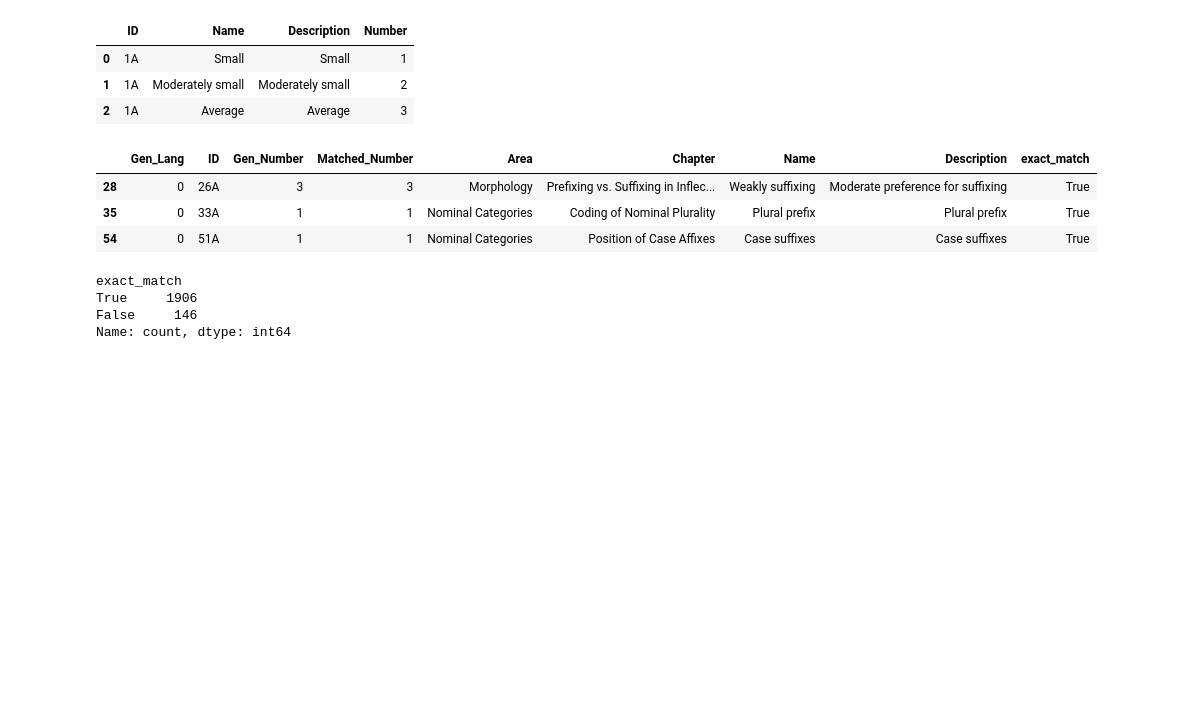
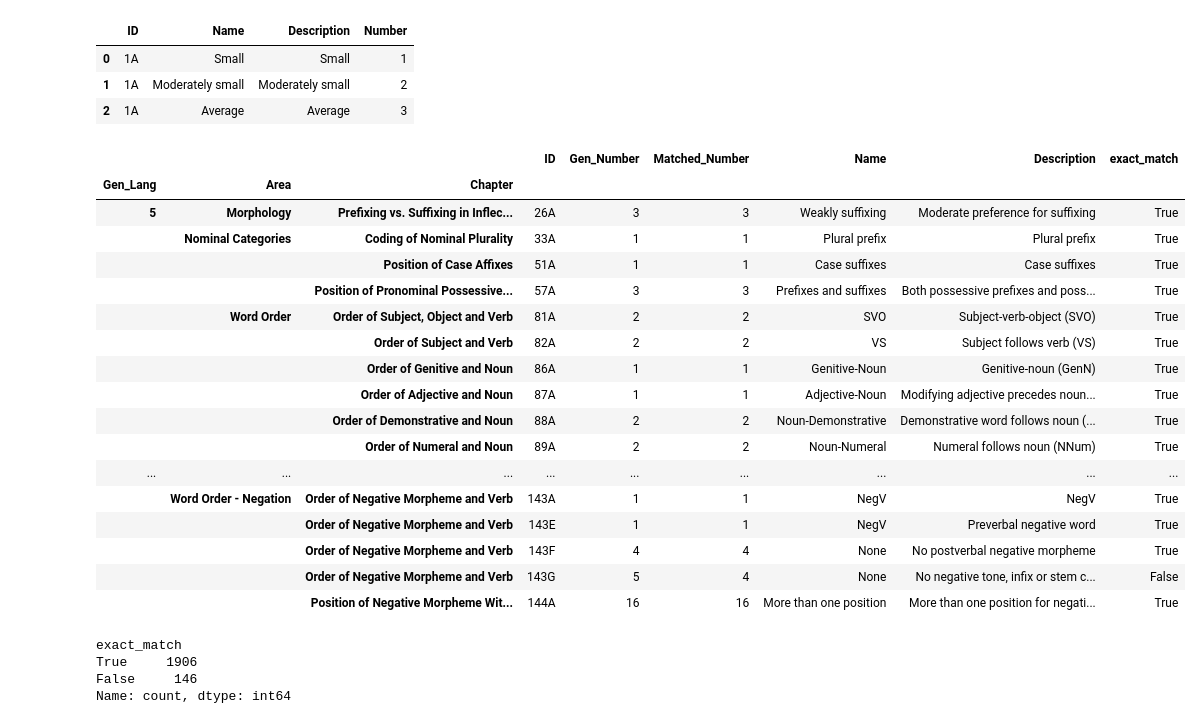
Before and after one commit to Pappa/conlanger, a Jupyter notebook: notebooks/wals_parameters_gan.ipynb, the cells around one changed output. Cells and saved outputs as stored; diff of their text form; code cells hidden in the pictures; blank space fills up the shorter version.

Commit message:
WALS parameters GAN

```diff
--- a/notebooks/wals_parameters_gan.ipynb
+++ b/notebooks/wals_parameters_gan.ipynb
@@ -44,6 +44,7 @@ data = np.load("./data/language_parameters.npz", allow_pickle=True)
 language_parameters = data["language_parameters"]
 languages = data["languages"]
 parameters = data["parameters"]
+parameter_columns = data["parameter_columns"]
 
 l = language_parameters.shape[0]
 
@@ -279,7 +280,7 @@ w = parameters.shape[0]
 
 generated_parameters = np.c_[
     np.tile(np.arange(l)[:, None, None], (1, w, 1)),
-    np.tile(parameters[:, 0:1], (l, 1, 1)),
+    np.tile(parameters[:, 2:3], (l, 1, 1)),
     generated.reshape(l, -1, 1)[:, 0:w]
 ].reshape((l*w, 3))
 
@@ -292,14 +293,9 @@ from cldfbench import get_dataset
 wals = get_dataset("wals").cldf_reader()
 
 param_df = (
-    pd.DataFrame(wals.iter_rows("ParameterTable"))
+    pd.DataFrame(parameters, columns=parameter_columns)
     .set_index(["Area", "Chapter"])
-    .drop(columns=["Description", "Contributor_ID"])
 )
-
-param_df = param_df[
-    ~param_df.index.get_level_values("Area").isin(["Sign Languages", "Other"])
-]
 
 display(param_df.head(3))
 
@@ -319,27 +315,44 @@ display(code_df.head(3))
 # %%
 generated_parameters_df = (pd.DataFrame(
     #generated_parameters[generated_parameters[:, 2] > 0],
     generated_parameters,
     columns=["Gen_Lang", "ID", "Gen_Number"]
     ).merge(param_df[["ID"]].reset_index(), on="ID", how="left"))
 
 codes = code_df.to_numpy()
 generated_codes = generated_parameters_df[["ID", "Gen_Number"]].to_numpy()
 closest_matched_codes = [codes[codes[:, 0] == c[0]][(np.abs(codes[codes[:, 0] == c[0]][:, 3] - c[1])).argmin(), 1:4] for c in generated_codes]
 
 closest_matched_codes_df = pd.DataFrame(closest_matched_codes, columns=["Name", "Description", "Matched_Number"])
 
 generated_parameters_df = pd.concat([generated_parameters_df,closest_matched_codes_df],axis=1)[["Gen_Lang", "ID", "Gen_Number", "Matched_Number", "Area", "Chapter", "Name", "Description"]]
 generated_parameters_df.loc[generated_parameters_df["Gen_Number"] == 0, "Matched_Number"] = 0
 generated_parameters_df["exact_match"] = generated_parameters_df.Gen_Number == generated_parameters_df.Matched_Number
 
-selected_parameters_df = generated_parameters_df.loc[generated_parameters_df["Gen_Number"] > 0]
-selected_parameters_df.head(3)
+selected_parameters_df = (
+    generated_parameters_df.loc[generated_parameters_df["Gen_Number"] > 0]
+    .set_index(["Gen_Lang", "Area", "Chapter"])
+)
+selected_parameters_df[selected_parameters_df.index.get_level_values("Gen_Lang") == 5].groupby(level=[0, 1, 2]).head(10)
 # %% [output]
-|  | Gen_Lang | ID | Gen_Number | Matched_Number | Area | Chapter | Name | Description | exact_match |
-| 28 | 0 | 26A | 3 | 3 | Morphology | Prefixing vs. Suffixing in Inflec... | Weakly suffixing | Moderate preference for suffixing | True |
-| 35 | 0 | 33A | 1 | 1 | Nominal Categories | Coding of Nominal Plurality | Plural prefix | Plural prefix | True |
-| 54 | 0 | 51A | 1 | 1 | Nominal Categories | Position of Case Affixes | Case suffixes | Case suffixes | True |
+|  |  |  | ID | Gen_Number | Matched_Number | Name | Description | exact_match |
+| Gen_Lang | Area | Chapter |  |  |  |  |  |  |
+| 5 | Morphology | Prefixing vs. Suffixing in Inflec... | 26A | 3 | 3 | Weakly suffixing | Moderate preference for suffixing | True |
+|  | Nominal Categories | Coding of Nominal Plurality | 33A | 1 | 1 | Plural prefix | Plural prefix | True |
+|  |  | Position of Case Affixes | 51A | 1 | 1 | Case suffixes | Case suffixes | True |
+|  |  | Position of Pronominal Possessive... | 57A | 3 | 3 | Prefixes and suffixes | Both possessive prefixes and poss... | True |
+|  | Word Order | Order of Subject, Object and Verb | 81A | 2 | 2 | SVO | Subject-verb-object (SVO) | True |
+|  |  | Order of Subject and Verb | 82A | 2 | 2 | VS | Subject follows verb (VS) | True |
+|  |  | Order of Genitive and Noun | 86A | 1 | 1 | Genitive-Noun | Genitive-noun (GenN) | True |
+|  |  | Order of Adjective and Noun | 87A | 1 | 1 | Adjective-Noun | Modifying adjective precedes noun... | True |
+|  |  | Order of Demonstrative and Noun | 88A | 2 | 2 | Noun-Demonstrative | Demonstrative word follows noun (... | True |
+|  |  | Order of Numeral and Noun | 89A | 2 | 2 | Noun-Numeral | Numeral follows noun (NNum) | True |
+| ... | ... | ... | ... | ... | ... | ... | ... | ... |
+|  | Word Order - Negation | Order of Negative Morpheme and Verb | 143A | 1 | 1 | NegV | NegV | True |
+|  |  | Order of Negative Morpheme and Verb | 143E | 1 | 1 | NegV | Preverbal negative word | True |
+|  |  | Order of Negative Morpheme and Verb | 143F | 4 | 4 | None | No postverbal negative morpheme | True |
+|  |  | Order of Negative Morpheme and Verb | 143G | 5 | 4 | None | No negative tone, infix or stem c... | False |
+|  |  | Position of Negative Morpheme Wit... | 144A | 16 | 16 | More than one position | More than one position for negati... | True |
 # %%
 selected_parameters_df.exact_match.value_counts()
 # %% [output]
```
Also changed, not shown: parts of 4 cells of this notebook, 2 other files.
